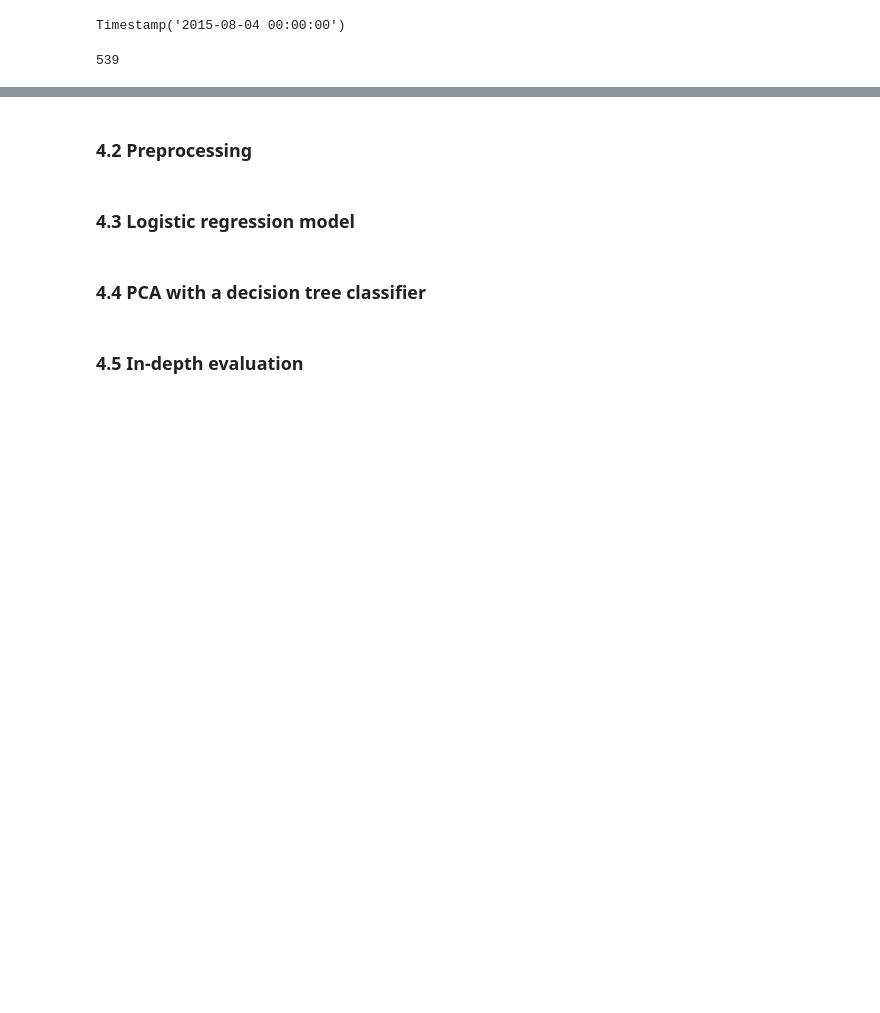
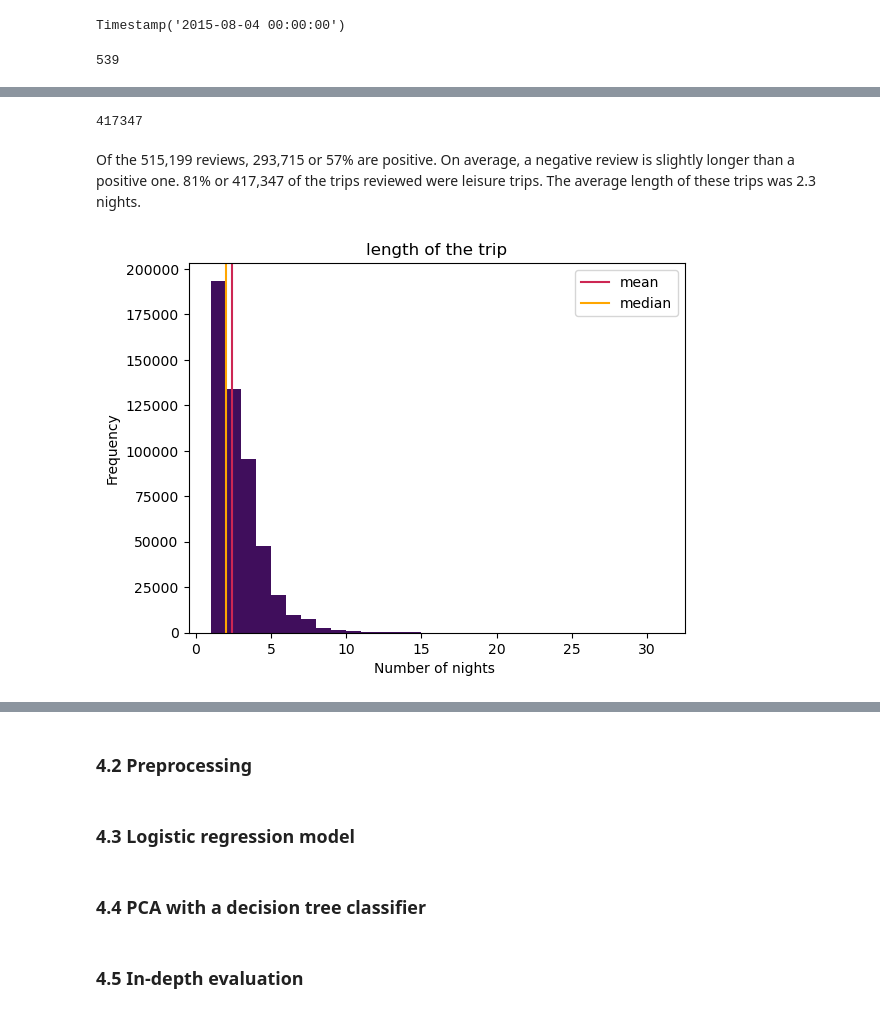
Before and after one commit to bennymiddel/personal_projects, a Jupyter notebook: 01_NLP_hotel_review/BM_NLP_hotel_review.ipynb, the cells around one changed output, grey strips where cells are left out. Saved outputs shown, nothing was run; the diff lists cells and outputs as text; code cells hidden in the pictures; blank space fills up the shorter version.

```diff
--- a/01_NLP_hotel_review/BM_NLP_hotel_review.ipynb
+++ b/01_NLP_hotel_review/BM_NLP_hotel_review.ipynb
@@ -357,0 +377,2 @@ data.duplicated().sum()
+# %%
+data = data.drop_duplicates(keep='first')
@@ -357,0 +427,2 @@ data.duplicated().sum()
+# %%
+data = data.reset_index(drop= True)
@@ -357,0 +441,19 @@ data.duplicated().sum()
+# %%
+data['Leisure_Trip'].loc[data['Leisure_Trip']==1].count()
+# %% [output]
+417347
+# %% [markdown]
+Of the 515,199 reviews, 293,715 or 57% are positive. On average, a negative review is slightly longer than a positive one. 81% or 417,347 of the trips reviewed were leisure trips. The average length of these trips was 2.3 nights.
+# %%
+plt.figure()
+plt.hist(data['Nights_Stayed'], bins = 30 ,color ='#400e5c')
+plt.axvline(data['Nights_Stayed'].mean(), label='mean', color = '#cd2753')
+plt.axvline(data['Nights_Stayed'].median(), label = 'median', color = '#ffa600')
+plt.legend()
+#plt.yscale('log') #to visualize the values between ~10 and 30 days
+plt.title('length of the trip')
+plt.ylabel('Frequency')
+plt.xlabel('Number of nights ')
+plt.show()
+# %% [output]
+[figure, added]
```
Also changed, not shown: parts of 25 cells of this notebook.
